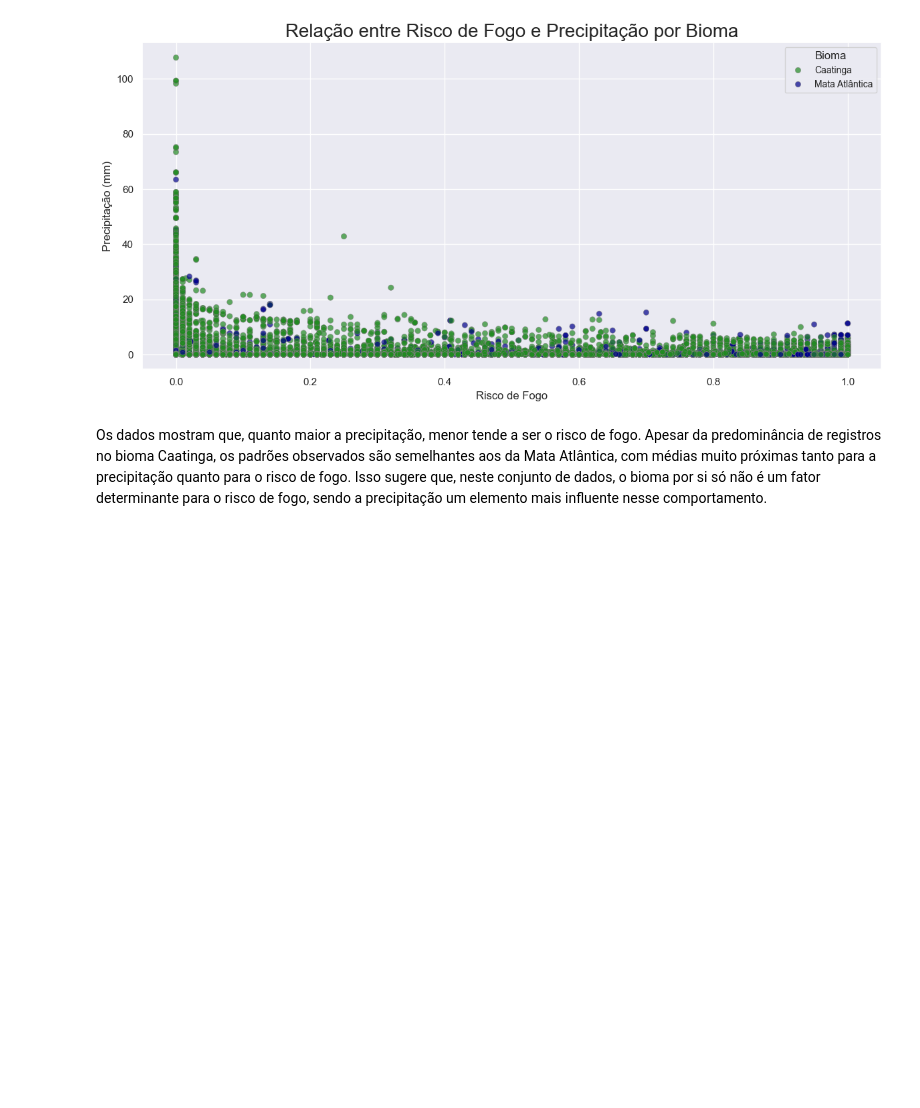
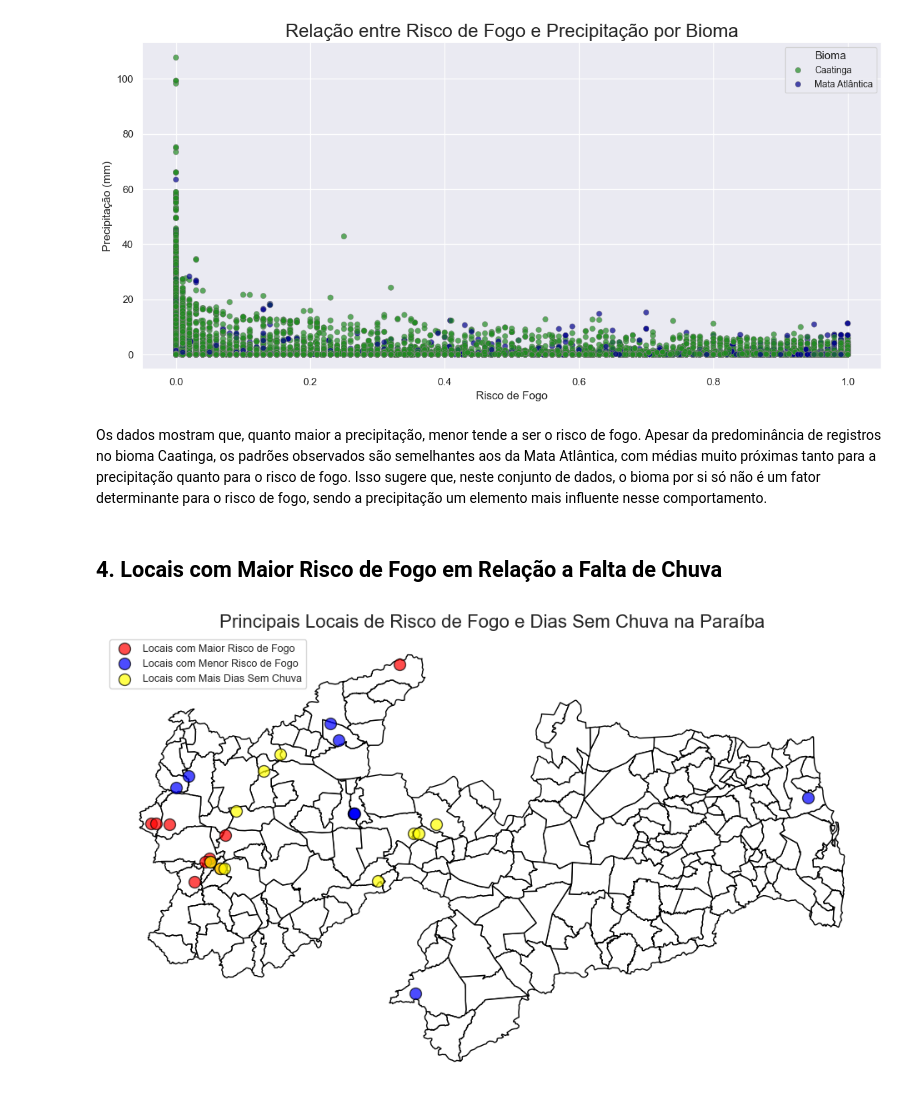
Before and after one commit to JoaoHeslin/Queimadas-Paraiba, a Jupyter notebook: Analises/relatorio.ipynb, the cells around one changed output. Saved outputs shown, nothing was run; the diff lists cells and outputs as text; code cells hidden in the pictures; blank space fills up the shorter version.

```diff
--- a/Analises/relatorio.ipynb
+++ b/Analises/relatorio.ipynb
@@ -114,3 +114,5 @@ plt.show()
 [figure]
 # %% [markdown]
 Os dados mostram que, quanto maior a precipitação, menor tende a ser o risco de fogo. Apesar da predominância de registros no bioma Caatinga, os padrões observados são semelhantes aos da Mata Atlântica, com médias muito próximas tanto para a precipitação quanto para o risco de fogo. Isso sugere que, neste conjunto de dados, o bioma por si só não é um fator determinante para o risco de fogo, sendo a precipitação um elemento mais influente nesse comportamento.
+# %% [markdown]
+## 4. Locais com Maior Risco de Fogo em Relação a Falta de Chuva
@@ -116,0 +122,38 @@ Os dados mostram que, quanto maior a precipitação, menor tende a ser o risco d
+# %%
+def criar_agrupamento(coluna, ascendente):
+    df_agrupado = df.groupby(["latitude", "longitude", "id_municipio"])[coluna].sum().reset_index().sort_values(by=coluna, ascending=ascendente).head(10)
+    return df_agrupado
+
+def criar_geodataframe(dataframe):
+    gdf = gpd.GeoDataFrame(dataframe, geometry=gpd.points_from_xy(dataframe.longitude, dataframe.latitude), crs="EPSG:4326")
+    return gdf
+# %%
+paraiba = geobr.read_municipality(code_muni="PB", year=2020)
+
+top10_muni_risco = criar_agrupamento("risco_fogo", False)
+last10_muni_risco = criar_agrupamento("risco_fogo", True)
+top10_muni_sem_chuva = criar_agrupamento("dias_sem_chuva", False)
+
+top10_risco_gdf = criar_geodataframe(top10_muni_risco)
+last10_risco_gdf = criar_geodataframe(last10_muni_risco)
+top10_sem_chuva = criar_geodataframe(top10_muni_sem_chuva)
+# %%
+metricas = [top10_risco_gdf, last10_risco_gdf, top10_sem_chuva]
+cores=["red", "blue", "yellow"]
+labels = ["Locais com Maior Risco de Fogo", "Locais com Menor Risco de Fogo", "Locais com Mais Dias Sem Chuva"]
+# %%
+sns.set_theme(style="whitegrid")
+
+fig, ax = plt.subplots(figsize=(12, 8))
+paraiba.plot(ax=ax, color='white', edgecolor='black')
+for i, dataframe in enumerate(metricas):
+    dataframe.plot(ax=ax, color=cores[i], markersize=100, label=labels[i], alpha=0.7, edgecolor='black')
+
+plt.title("Principais Locais de Risco de Fogo e Dias Sem Chuva na Paraíba", fontsize=16)
+plt.legend(fontsize=9, loc="upper left")
+ax.set_frame_on(False)
+plt.xticks([])
+plt.yticks([])
+plt.show()
+# %% [output]
+[figure, added]
```
Also changed, not shown: parts of 2 cells of this notebook.
